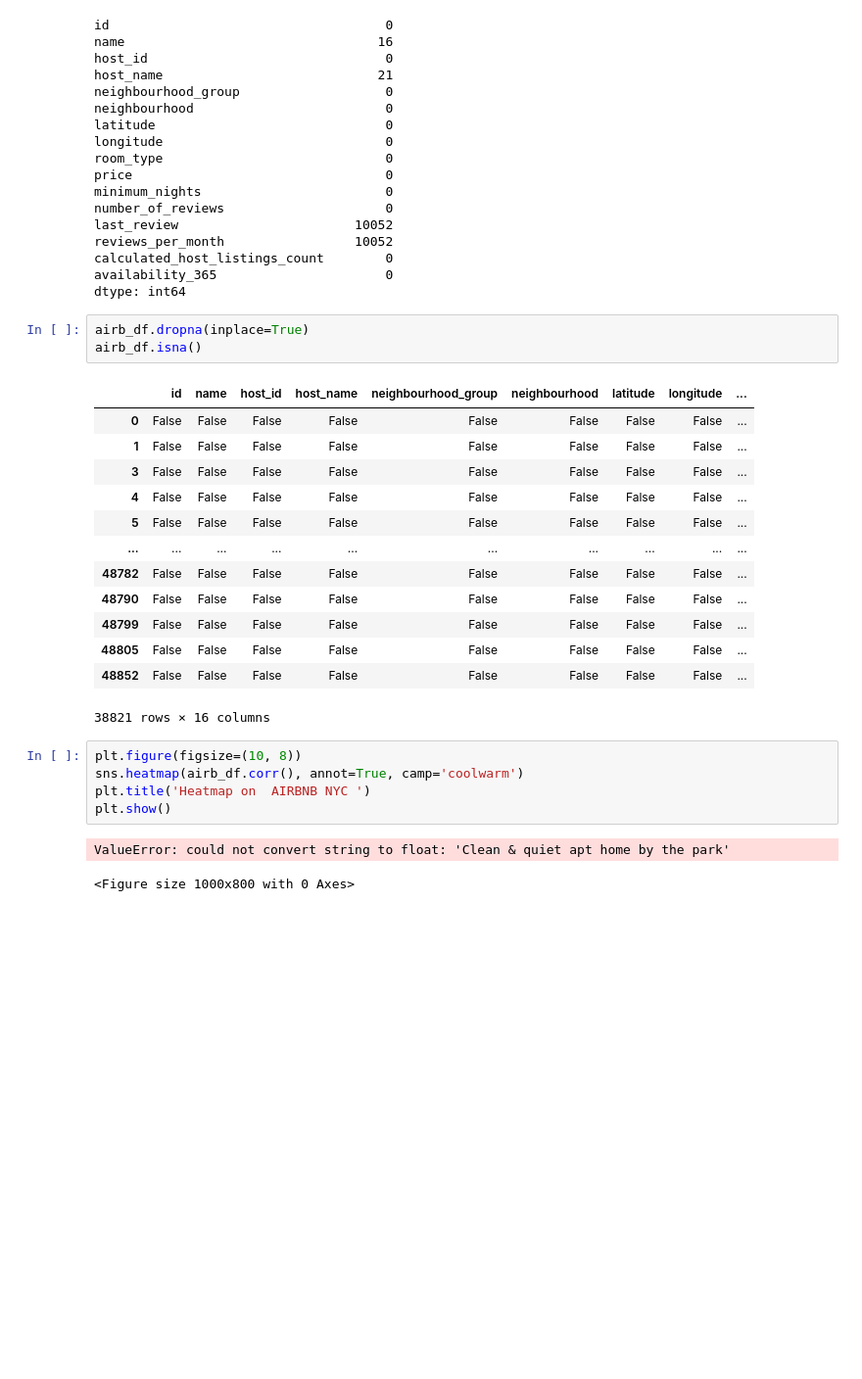
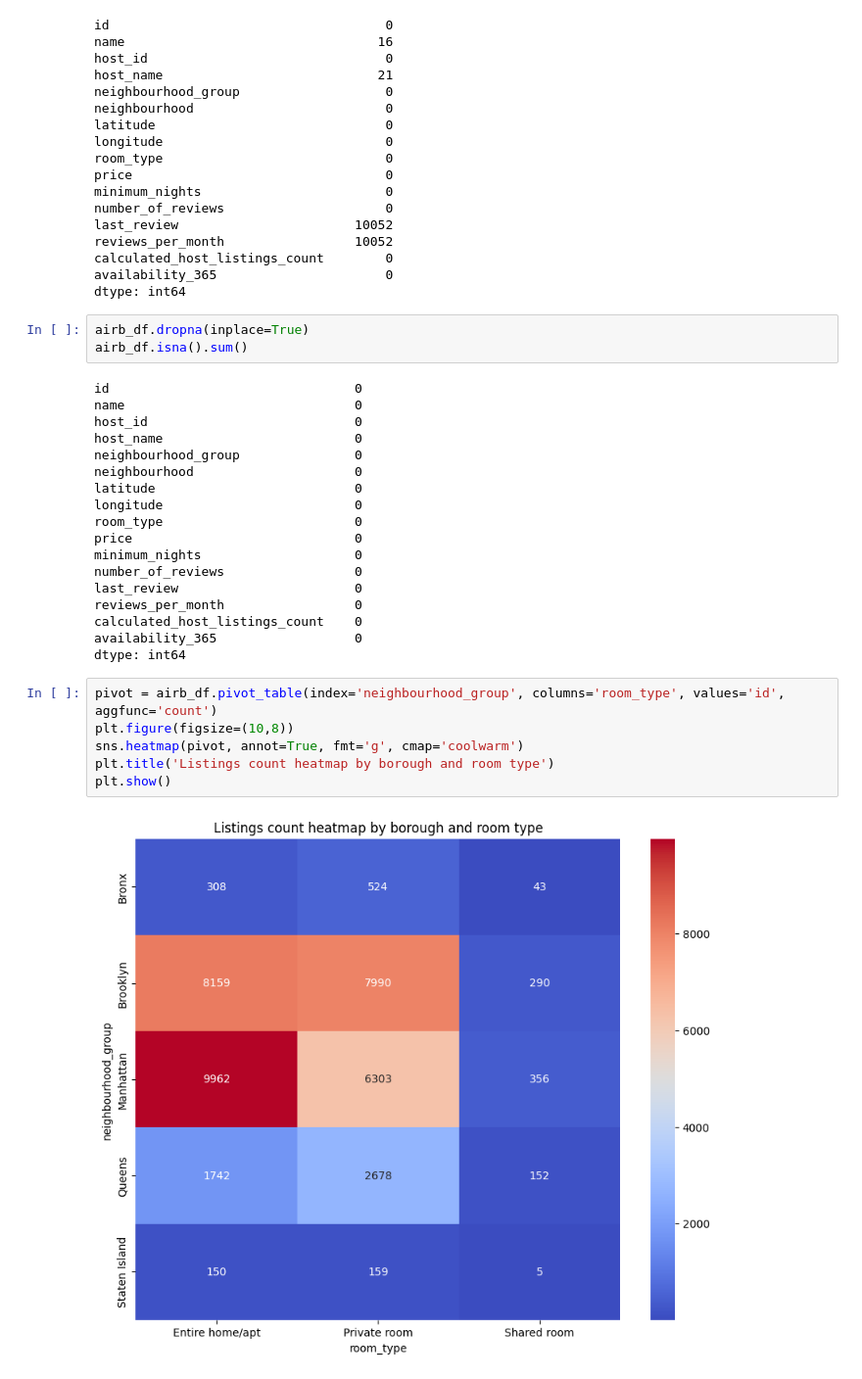
Before and after one commit to ceetek1/c.chukwurahCOS102, a Jupyter notebook: week_4/project_1.ipynb, the cells around one changed output. Shown at 98% size. Cells and saved outputs as stored; diff of their text form; blank space fills up the shorter version.

Commit message:
Airbnb Data analysis

```diff
--- a/week_4/project_1.ipynb
+++ b/week_4/project_1.ipynb
@@ -40,26 +40,30 @@ availability_365                      0
 dtype: int64
 # %%
 airb_df.dropna(inplace=True)
-airb_df.isna()
+airb_df.isna().sum()
 # %% [output]
-|  | id | name | host_id | host_name | neighbourhood_group | neighbourhood | latitude | longitude | ... |
-| 0 | False | False | False | False | False | False | False | False | ... |
-| 1 | False | False | False | False | False | False | False | False | ... |
-| 3 | False | False | False | False | False | False | False | False | ... |
-| 4 | False | False | False | False | False | False | False | False | ... |
-| 5 | False | False | False | False | False | False | False | False | ... |
-| ... | ... | ... | ... | ... | ... | ... | ... | ... | ... |
-| 48782 | False | False | False | False | False | False | False | False | ... |
-| 48790 | False | False | False | False | False | False | False | False | ... |
-| 48799 | False | False | False | False | False | False | False | False | ... |
-| 48805 | False | False | False | False | False | False | False | False | ... |
-| 48852 | False | False | False | False | False | False | False | False | ... |
-38821 rows × 16 columns
+id                                0
+name                              0
+host_id                           0
+host_name                         0
+neighbourhood_group               0
+neighbourhood                     0
+latitude                          0
+longitude                         0
+room_type                         0
+price                             0
+minimum_nights                    0
+number_of_reviews                 0
+last_review                       0
+reviews_per_month                 0
+calculated_host_listings_count    0
+availability_365                  0
+dtype: int64
-# %%
-plt.figure(figsize=(10, 8))
-sns.heatmap(airb_df.corr(), annot=True, camp='coolwarm')
-plt.title('Heatmap on  AIRBNB NYC ')
-plt.show()
-# %% [output]
-ValueError: could not convert string to float: 'Clean & quiet apt home by the park'
-<Figure size 1000x800 with 0 Axes>
+# %%
+pivot = airb_df.pivot_table(index='neighbourhood_group', columns='room_type', values='id', aggfunc='count')
+plt.figure(figsize=(10,8))
+sns.heatmap(pivot, annot=True, fmt='g', cmap='coolwarm')
+plt.title('Listings count heatmap by borough and room type')
+plt.show()
+# %% [output]
+[figure, added]
```
Also changed, not shown: parts of 1 cell of this notebook.
